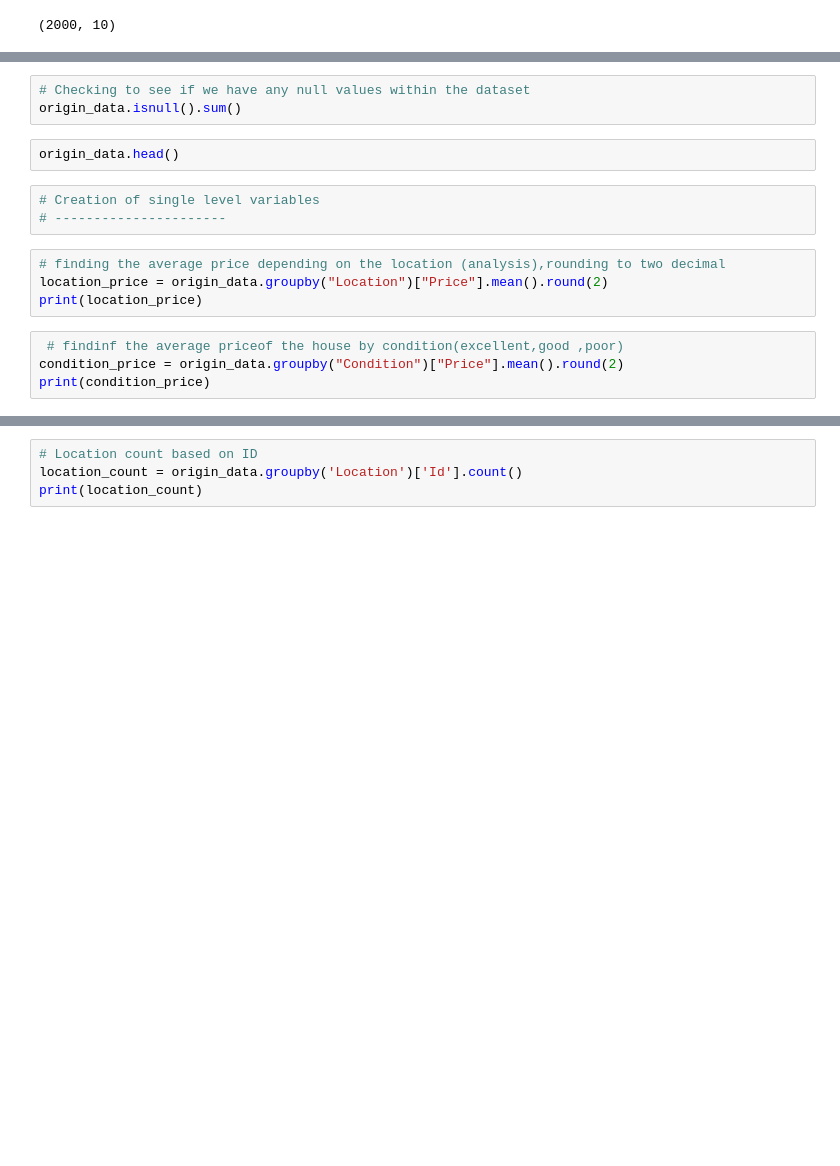
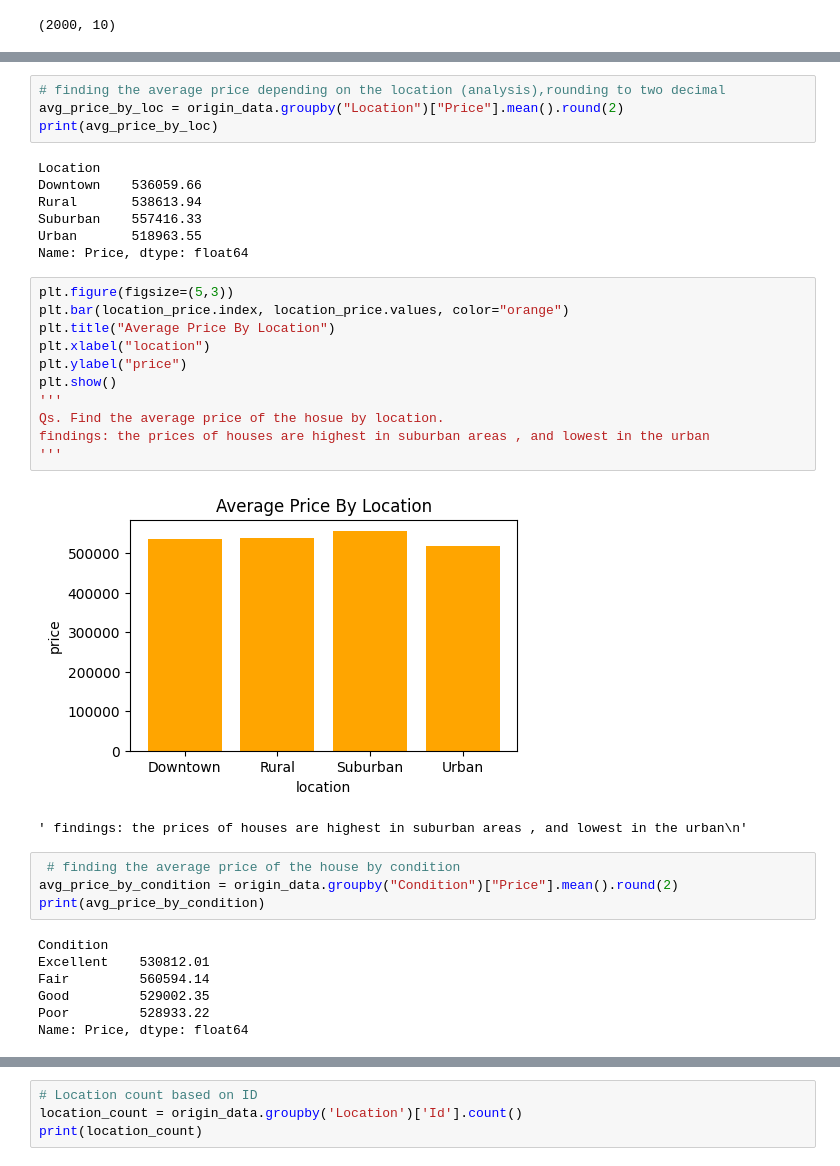
Before and after one commit to FDernawi/Project_1-Housing_Price_Predictions, a Jupyter notebook: Files/Project_1.ipynb, the cells around one changed output, grey strips where cells are left out. Cells and saved outputs as stored; diff of their text form; blank space fills up the shorter version.

```diff
--- a/Files/Project_1.ipynb
+++ b/Files/Project_1.ipynb
@@ -66,16 +44,36 @@ origin_data.info()
-# %%
-# Checking to see if we have any null values within the dataset
-origin_data.isnull().sum()
-# %%
-origin_data.head()
-# %%
-# Creation of single level variables
-# ----------------------
 # %%
 # finding the average price depending on the location (analysis),rounding to two decimal
-location_price = origin_data.groupby("Location")["Price"].mean().round(2)
-print(location_price)
+avg_price_by_loc = origin_data.groupby("Location")["Price"].mean().round(2)
+print(avg_price_by_loc)
+# %% [output]
+Location
+Downtown    536059.66
+Rural       538613.94
+Suburban    557416.33
+Urban       518963.55
+Name: Price, dtype: float64
+# %%
+plt.figure(figsize=(5,3))
+plt.bar(location_price.index, location_price.values, color="orange")
+plt.title("Average Price By Location")
+plt.xlabel("location")
+plt.ylabel("price")
+plt.show()
+'''
+Qs. Find the average price of the hosue by location.
+findings: the prices of houses are highest in suburban areas , and lowest in the urban
+'''
+# %% [output]
+[figure, added]
+' findings: the prices of houses are highest in suburban areas , and lowest in the urban\n'
 # %%
- # findinf the average priceof the house by condition(excellent,good ,poor)
-condition_price = origin_data.groupby("Condition")["Price"].mean().round(2)
-print(condition_price)
+ # finding the average price of the house by condition
+avg_price_by_condition = origin_data.groupby("Condition")["Price"].mean().round(2)
+print(avg_price_by_condition)
+# %% [output]
+Condition
+Excellent    530812.01
+Fair         560594.14
+Good         529002.35
+Poor         528933.22
+Name: Price, dtype: float64
```
Also changed, not shown: parts of 46 cells of this notebook.
